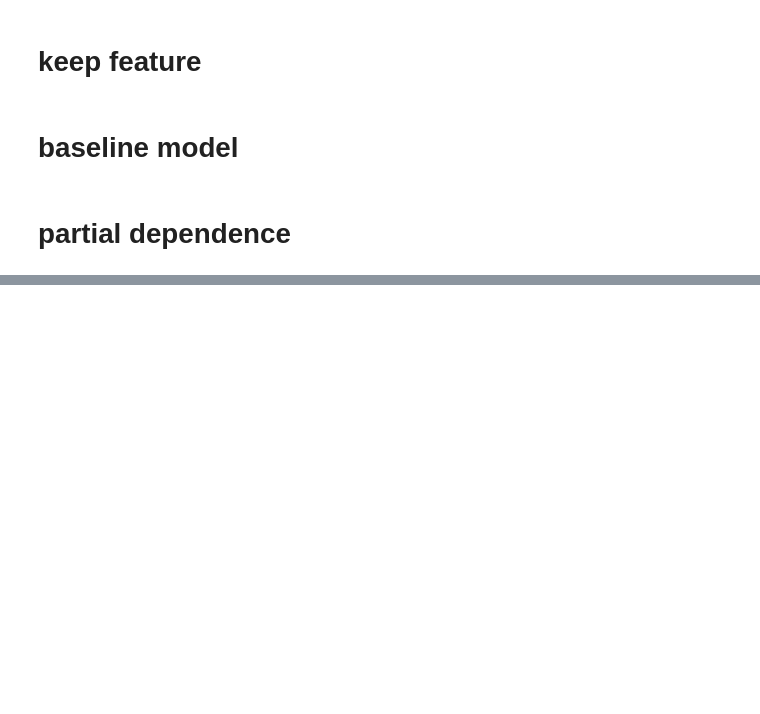
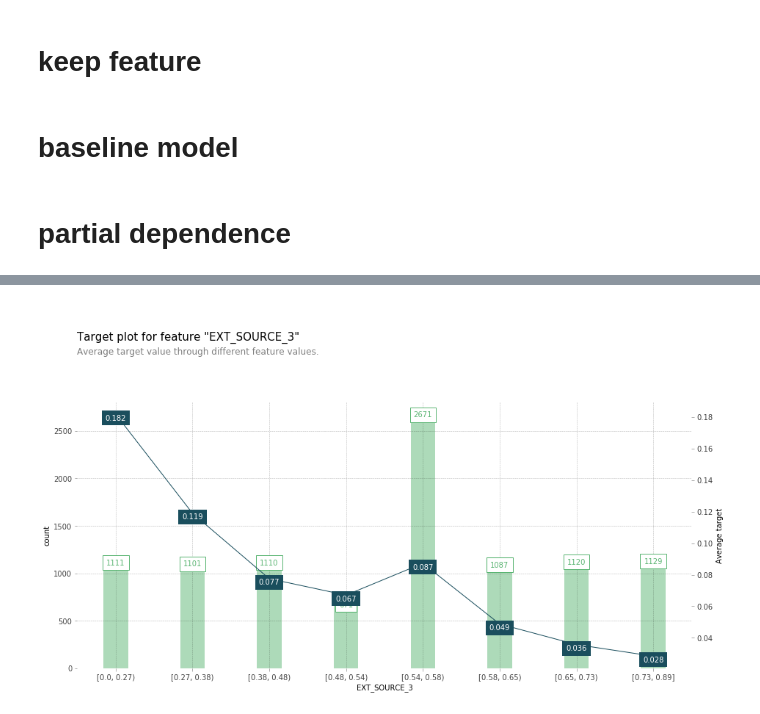
Before and after one commit to KienVu2368/tabint, a Jupyter notebook: nbs/partial dependence.ipynb, the cells around one changed output, grey strips where cells are left out. Drawn from its saved outputs; the diff is of its cells as text; code cells hidden in the pictures; blank space fills up the shorter version.

Commit message:
add partial dependence

```diff
--- a/nbs/partial dependence.ipynb
+++ b/nbs/partial dependence.ipynb
@@ -232,10 +140,0 @@ summary_df
-# %%
-#pdp_isolate
-
-ft_plot = pdp.pdp_isolate(
-    model=learner, dataset=pdp_df, model_features = dataset.lgb_trn.data.columns , feature='EXT_SOURCE_3')
-
-fig, axes = pdp.pdp_plot(
-    pdp_isolate_out=ft_plot, feature_name='EXT_SOURCE_3', center=True, x_quantile=True,
-    ncols=3, plot_lines=True, frac_to_plot=100, plot_pts_dist=True
-)
@@ -775,0 +141,3 @@ def _calc_figsize(num_charts, ncols, title_height, unit_figsize):
+# %%
+for i in range(2):
+    print(i)
@@ -775,0 +147,3 @@ def _calc_figsize(num_charts, ncols, title_height, unit_figsize):
+# %%
+for i in range(1):
+    print(i)
@@ -775,0 +247,2 @@ def _calc_figsize(num_charts, ncols, title_height, unit_figsize):
+# %%
+pdpd = PartialDependence.from_LGBLearner(learner)
@@ -775,0 +269,4 @@ def _calc_figsize(num_charts, ncols, title_height, unit_figsize):
+# %%
+pdpd.info_target('EXT_SOURCE_3')
+# %% [output]
+[figure, added]
```
Also changed, not shown: parts of 47 cells of this notebook, 5 other files.
